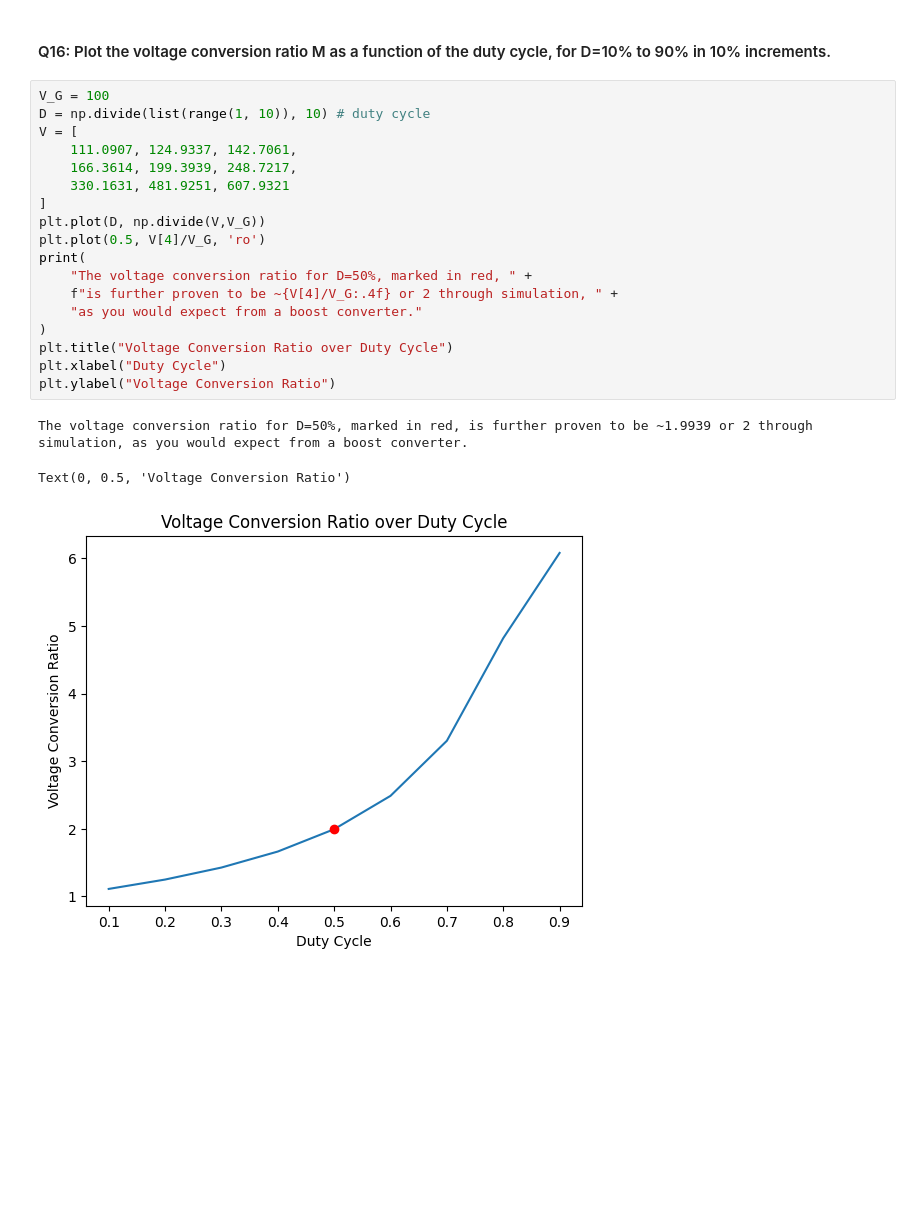
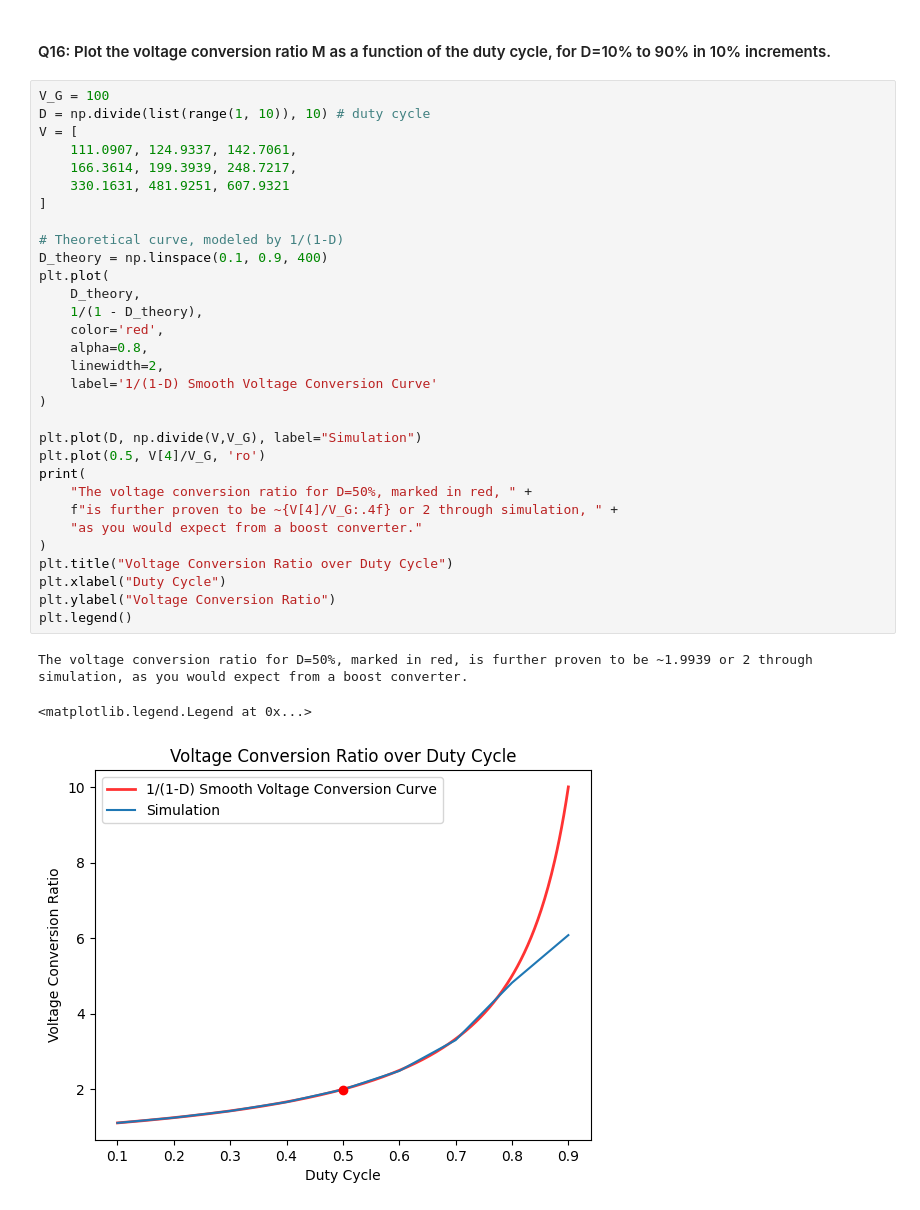
Before and after one commit to amandalchang/power-e, a Jupyter notebook: jupyter/lab1.ipynb, the cells around one changed output. Drawn from its saved outputs; the diff is of its cells as text; blank space fills up the shorter version.

```diff
--- a/jupyter/lab1.ipynb
+++ b/jupyter/lab1.ipynb
@@ -143,22 +143,35 @@ The voltage conversion ratio for D=50%=0.5 is $\frac{1}{1-0.5}$, which evaluates
 # %%
 V_G = 100
 D = np.divide(list(range(1, 10)), 10) # duty cycle
 V = [
     111.0907, 124.9337, 142.7061,
     166.3614, 199.3939, 248.7217,
     330.1631, 481.9251, 607.9321
 ]
-plt.plot(D, np.divide(V,V_G))
+
+# Theoretical curve, modeled by 1/(1-D)
+D_theory = np.linspace(0.1, 0.9, 400)
+plt.plot(
+    D_theory,
+    1/(1 - D_theory),
+    color='red',
+    alpha=0.8,
+    linewidth=2,
+    label='1/(1-D) Smooth Voltage Conversion Curve'
+)
+
+plt.plot(D, np.divide(V,V_G), label="Simulation")
 plt.plot(0.5, V[4]/V_G, 'ro')
 print(
     "The voltage conversion ratio for D=50%, marked in red, " +
     f"is further proven to be ~{V[4]/V_G:.4f} or 2 through simulation, " +
     "as you would expect from a boost converter."
 )
 plt.title("Voltage Conversion Ratio over Duty Cycle")
 plt.xlabel("Duty Cycle")
 plt.ylabel("Voltage Conversion Ratio")
+plt.legend()
 # %% [output]
 The voltage conversion ratio for D=50%, marked in red, is further proven to be ~1.9939 or 2 through simulation, as you would expect from a boost converter.
-Text(0, 0.5, 'Voltage Conversion Ratio')
+<matplotlib.legend.Legend at 0x...>
-[figure, old version]
+[figure, new version]
```
Also changed, not shown: parts of 1 cell of this notebook.
